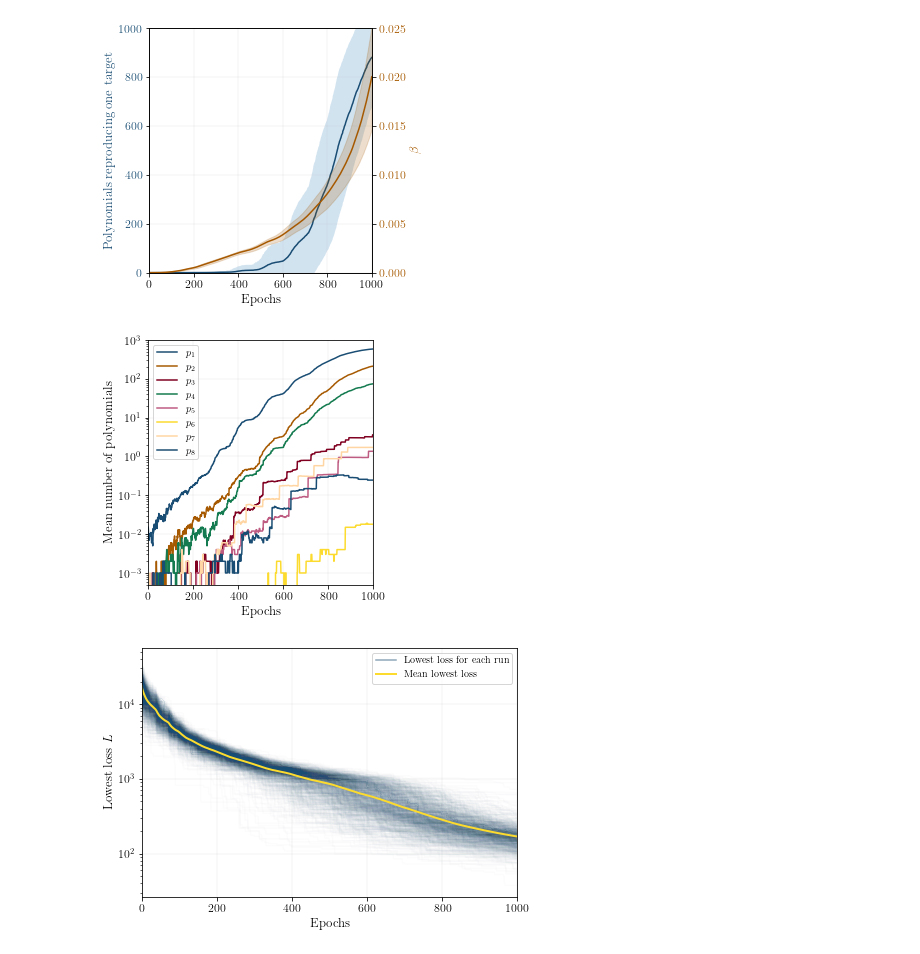
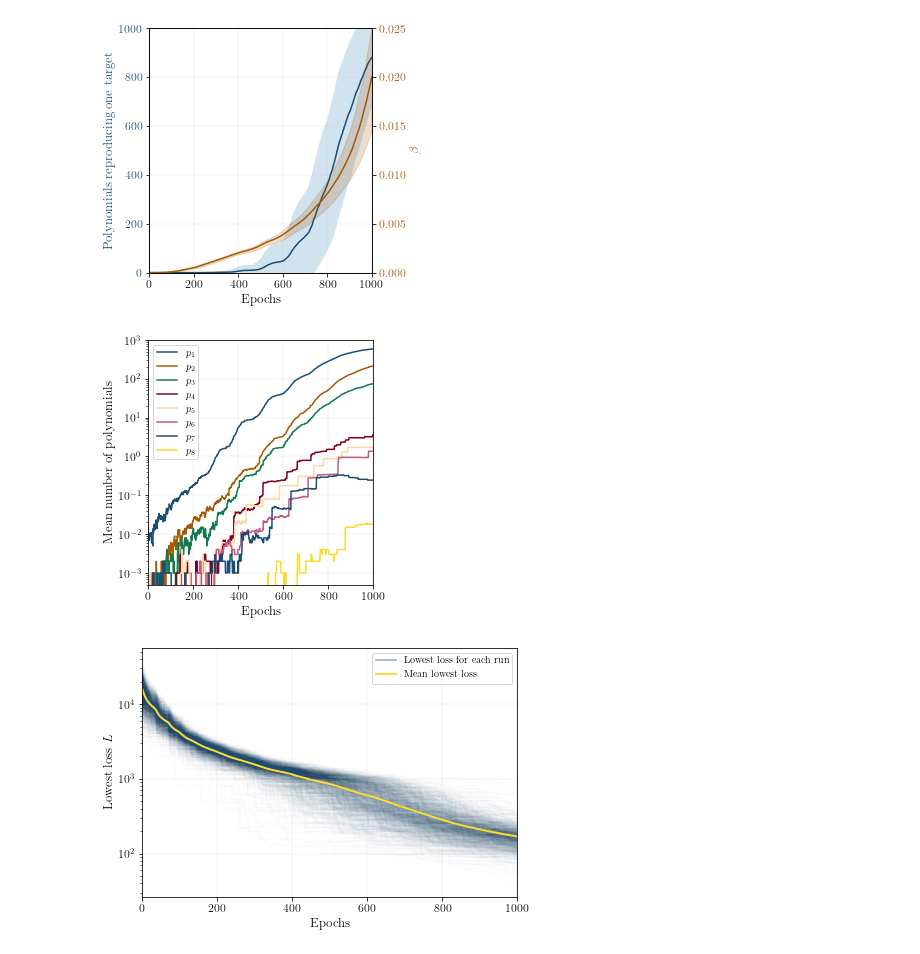
Before and after one commit to c-eloy/MLFlatDirections, a Jupyter notebook: Figures/Figures.ipynb, the cells around one changed output. Drawn from its saved outputs; the diff is of its cells as text; code cells hidden in the pictures.

Commit message:
Update of the clustering section and figures, and of the section describing a single run. Polynomials reorder according to the frequencies.

```diff
--- a/Figures/Figures.ipynb
+++ b/Figures/Figures.ipynb
@@ -349,0 +463,6 @@ x_5d_deco.shape
+# %%
+bins = np.linspace(0,np.max(count),50)
+
+plt.hist(count,bins)
+plt.yscale('log')
+plt.show()
@@ -707,4 +830,0 @@ def find_5_percent(array):
-# %%
-five_percents = []
-for i in range(8):
-    five_percents.append(find_5_percent(mean_target[i]))
@@ -757,29 +866,30 @@ plt.show()
 # %%
 n_epochs = 1000
 acc_rate = [0.3 for i in range(n_epochs)]
 fig, ax1 = plt.subplots(ncols=1,layout='constrained',figsize=(4,4))
 # ax2 = ax1.twinx()
-for i in range(8):
+for i in [0,1,3,2,6,4,7,5]:
     # ax1.plot(np.log(mean_target[i])/np.log(10),label = rf'$p_{i+1}$',color=my_colors[i%7])
-    ax1.plot(mean_target[i],label = rf'$p_{i+1}$',color=my_colors[i%7])
+    # ax1.plot(mean_target[i],label = rf'$p_{i+1}$',color=my_colors[i%7])
+    ax1.plot(mean_target[i],color=my_colors[i%7])
 ax1.set_yscale('log')
-ax1.legend()
+ax1.legend([r'$p_{1}$',r'$p_{2}$',r'$p_{3}$',r'$p_{4}$',r'$p_{5}$',r'$p_{6}$',r'$p_{7}$',r'$p_{8}$'])
 ax1.set_xlabel(r"Epochs")
 ax1.set_ylabel(r"Mean number of polynomials")
 ax1.set_xlim(0,1000)
 ax1.set_ylim(0.0005,1000)
 ax1.grid(linewidth=0.15)
 
 # ax2.fill_between(range(n_epochs),beta_mean+beta_std,beta_mean-beta_std,alpha=0.2,color=my_colors[1])#,color=[0,0.55,0.55])
 # ax2.plot(range(n_epochs),beta_mean,color=my_colors[1])#color=[0,0.55,0.55])
 # ax2.set_ylabel(r"$\beta$",color=my_colors[1])
 # ax2.tick_params(axis='y', labelcolor=my_colors[1])
 
 # plt.savefig('Count_pol_indiv_1000runs_13.pdf.pdf', bbox_inches="tight")
 
 plt.show()
 # %% [output]
-[figure, old version]
+[figure, new version]
 # %%
 count_good_pol_all = np.array(count_good_pol_all)
 ess_all = np.array(ess_all)
```
Also changed, not shown: parts of 41 cells of this notebook, 7 other files.
